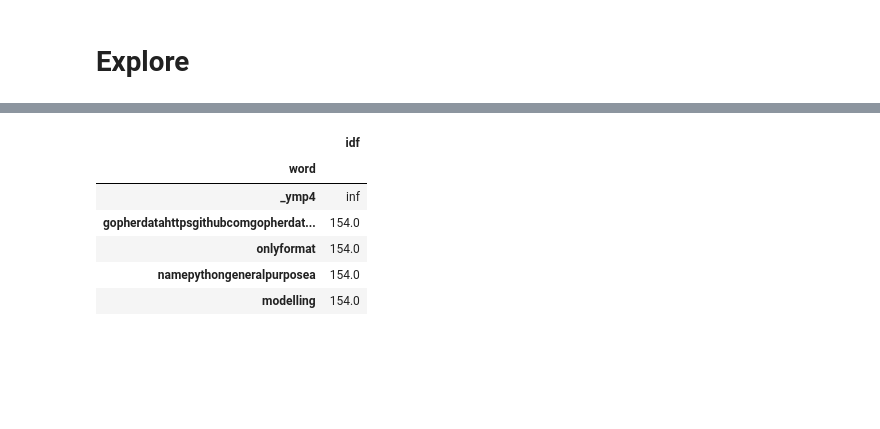
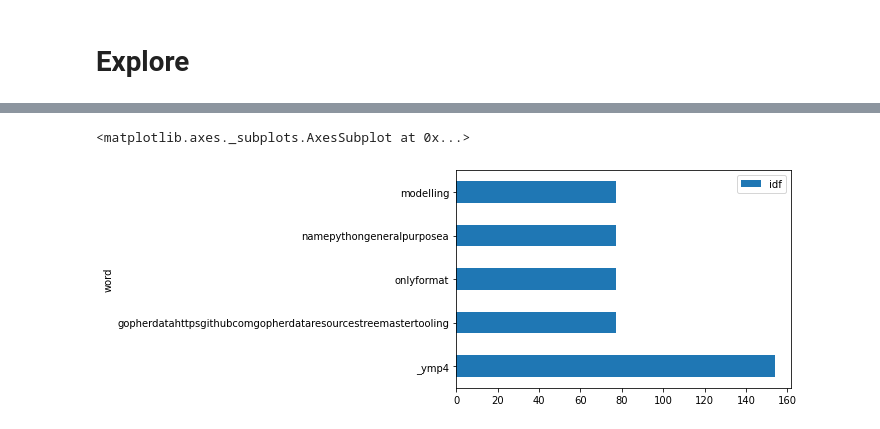
Before and after one commit to nlp-github-project/nlp-github-project, a Jupyter notebook: daniel_notes.ipynb, the cells around one changed output, grey strips where cells are left out. Drawn from its saved outputs; the diff is of its cells as text; code cells hidden in the pictures; blank space fills up the shorter version.

```diff
--- a/daniel_notes.ipynb
+++ b/daniel_notes.ipynb
@@ -368,4 +385,4 @@ plt.tight_layout()
 # %%
 def idf(word):
-    return df.shape[0] / (df.clean_lemmatized.str.contains(word)).sum()
+    return  df.shape[0] / (1 + (df.clean_lemmatized.str.contains(word)).sum())
 # %%
@@ -415,17 +412,22 @@ pd.DataFrame(dict(word=new_words))
+# %%
+idf_df.plot.barh()
+# %% [output]
+<matplotlib.axes._subplots.AxesSubplot at 0x...>
+[figure, added]
 # %%
-# put the unique words into a data frame
-(pd.DataFrame(dict(word=python_words))
- # calculate the idf for each word
- .assign(idf=lambda df: df.word.apply(idf))
- # sort the data for presentation purposes
- .set_index('word')
- .sort_values(by='idf', ascending=False)
- .head(5))
+languages = df.language.value_counts().head(5).index
+idf_scores = pd.DataFrame()
+
+for language in languages:
+    words = clean(' '.join(df[df.language == language].clean_lemmatized))
+    # put the unique words into a data frame
+    idf_df = (pd.DataFrame(dict(word=words))
+     # calculate the idf for each word
+    .assign(idf=lambda df: df.word.apply(idf))
+     # sort the data for presentation purposes
+    .set_index('word')
+    .sort_values(by='idf', ascending=False)
+    .head(5))
+    idf_df["language"] = language
+
+    idf_scores = pd.concat([idf_df, idf_scores])
-# %% [output]
-|  | idf |
-| word |  |
-| _ymp4 | inf |
-| gopherdatahttpsgithubcomgopherdat... | 154.0 |
-| onlyformat | 154.0 |
-| namepythongeneralpurposea | 154.0 |
-| modelling | 154.0 |
```
Also changed, not shown: parts of 74 cells of this notebook, 3 other files.
